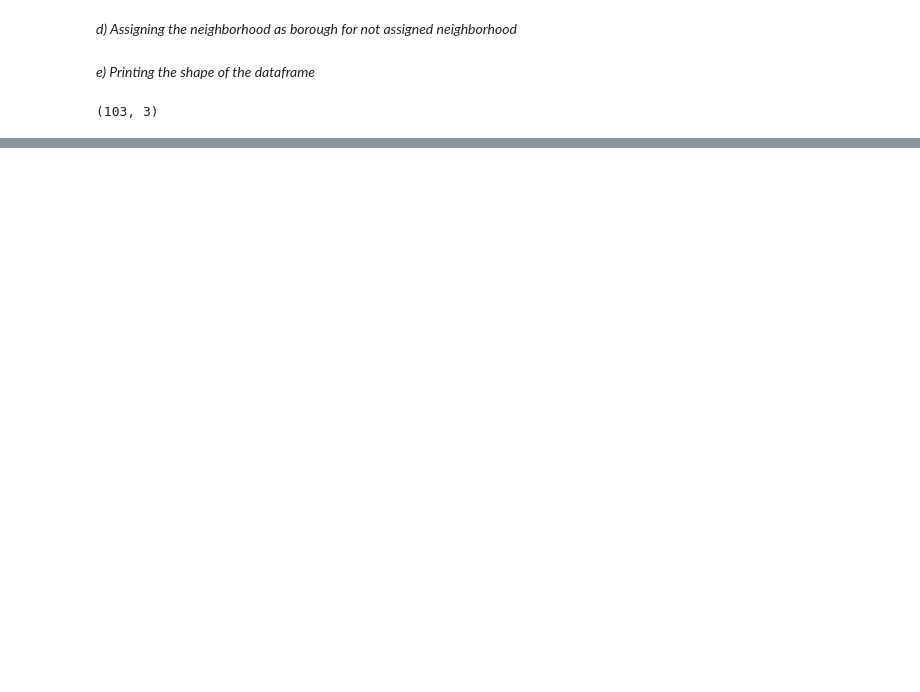
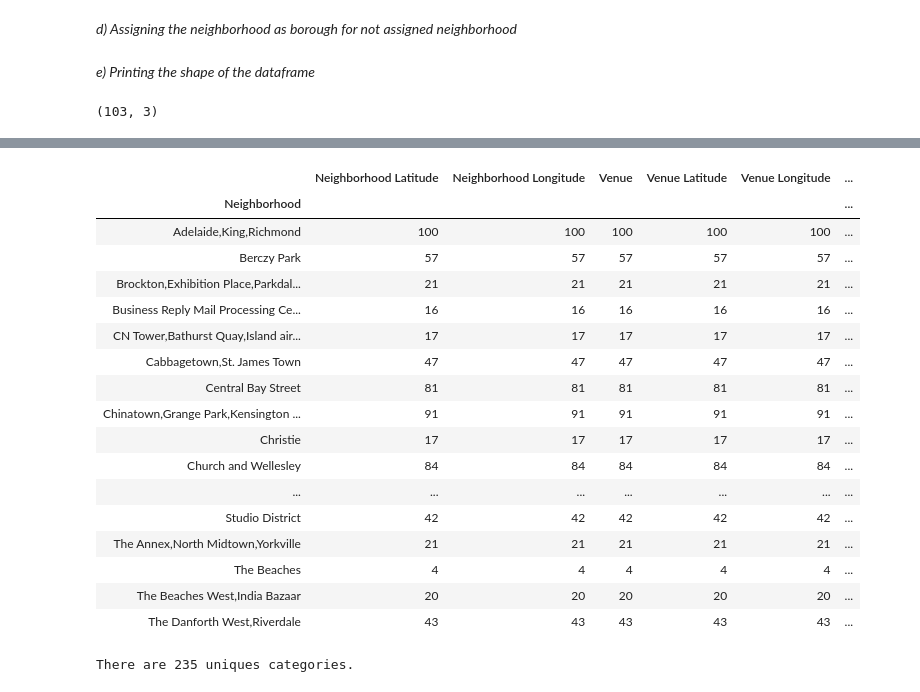
Before and after one commit to Katherinka/Coursera_Capstone, a Jupyter notebook: Coursera_Capstone.ipynb, the cells around one changed output, grey strips where cells are left out. Saved outputs shown, nothing was run; the diff lists cells and outputs as text; code cells hidden in the pictures; blank space fills up the shorter version.

```diff
--- a/Coursera_Capstone.ipynb
+++ b/Coursera_Capstone.ipynb
@@ -99,0 +212,12 @@ df_geo
+# %%
+radius=500
+LIMIT=100
+url = 'https://api.foursquare.com/v2/venues/explore?&client_id={}&client_secret={}&v={}&ll={},{}&radius={}&limit={}'.format(
+    CLIENT_ID,
+    CLIENT_SECRET,
+    VERSION,
+    neighborhood_latitude,
+    neighborhood_longitude,
+    radius,
+    LIMIT)
+results = requests.get(url).json()
@@ -99,0 +325,26 @@ df_geo
+# %%
+#how many venues were returned for each neighborhood
+toronto_venues.groupby('Neighborhood').count()
+# %% [output]
+|  | Neighborhood Latitude | Neighborhood Longitude | Venue | Venue Latitude | Venue Longitude | ... |
+| Neighborhood |  |  |  |  |  | ... |
+| Adelaide,King,Richmond | 100 | 100 | 100 | 100 | 100 | ... |
+| Berczy Park | 57 | 57 | 57 | 57 | 57 | ... |
+| Brockton,Exhibition Place,Parkdal... | 21 | 21 | 21 | 21 | 21 | ... |
+| Business Reply Mail Processing Ce... | 16 | 16 | 16 | 16 | 16 | ... |
+| CN Tower,Bathurst Quay,Island air... | 17 | 17 | 17 | 17 | 17 | ... |
+| Cabbagetown,St. James Town | 47 | 47 | 47 | 47 | 47 | ... |
+| Central Bay Street | 81 | 81 | 81 | 81 | 81 | ... |
+| Chinatown,Grange Park,Kensington ... | 91 | 91 | 91 | 91 | 91 | ... |
+| Christie | 17 | 17 | 17 | 17 | 17 | ... |
+| Church and Wellesley | 84 | 84 | 84 | 84 | 84 | ... |
+| ... | ... | ... | ... | ... | ... | ... |
+| Studio District | 42 | 42 | 42 | 42 | 42 | ... |
+| The Annex,North Midtown,Yorkville | 21 | 21 | 21 | 21 | 21 | ... |
+| The Beaches | 4 | 4 | 4 | 4 | 4 | ... |
+| The Beaches West,India Bazaar | 20 | 20 | 20 | 20 | 20 | ... |
+| The Danforth West,Riverdale | 43 | 43 | 43 | 43 | 43 | ... |
+# %%
+print('There are {} uniques categories.'.format(len(toronto_venues['Venue Category'].unique())))
+# %% [output]
+There are 235 uniques categories.
```
Also changed, not shown: parts of 44 cells of this notebook.
